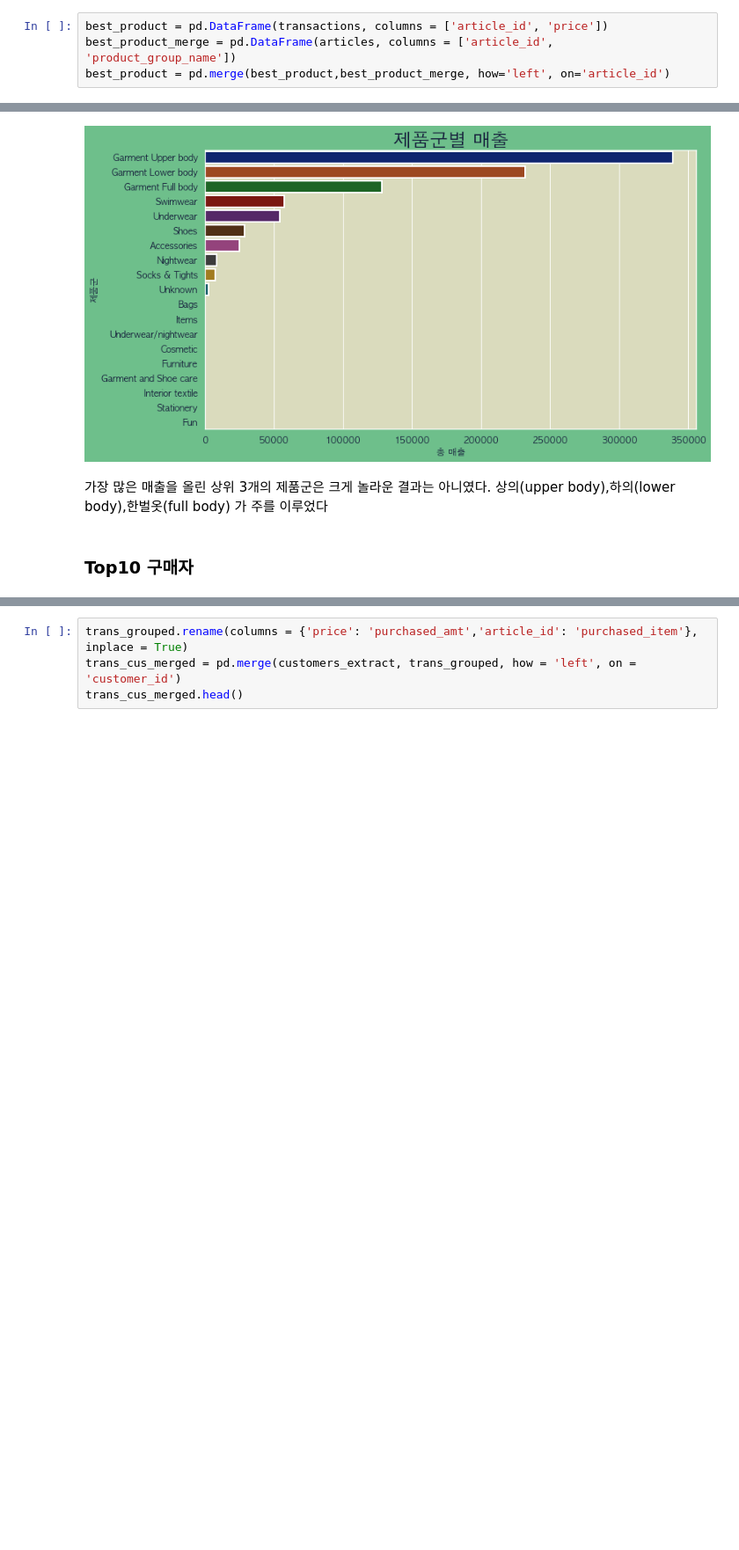
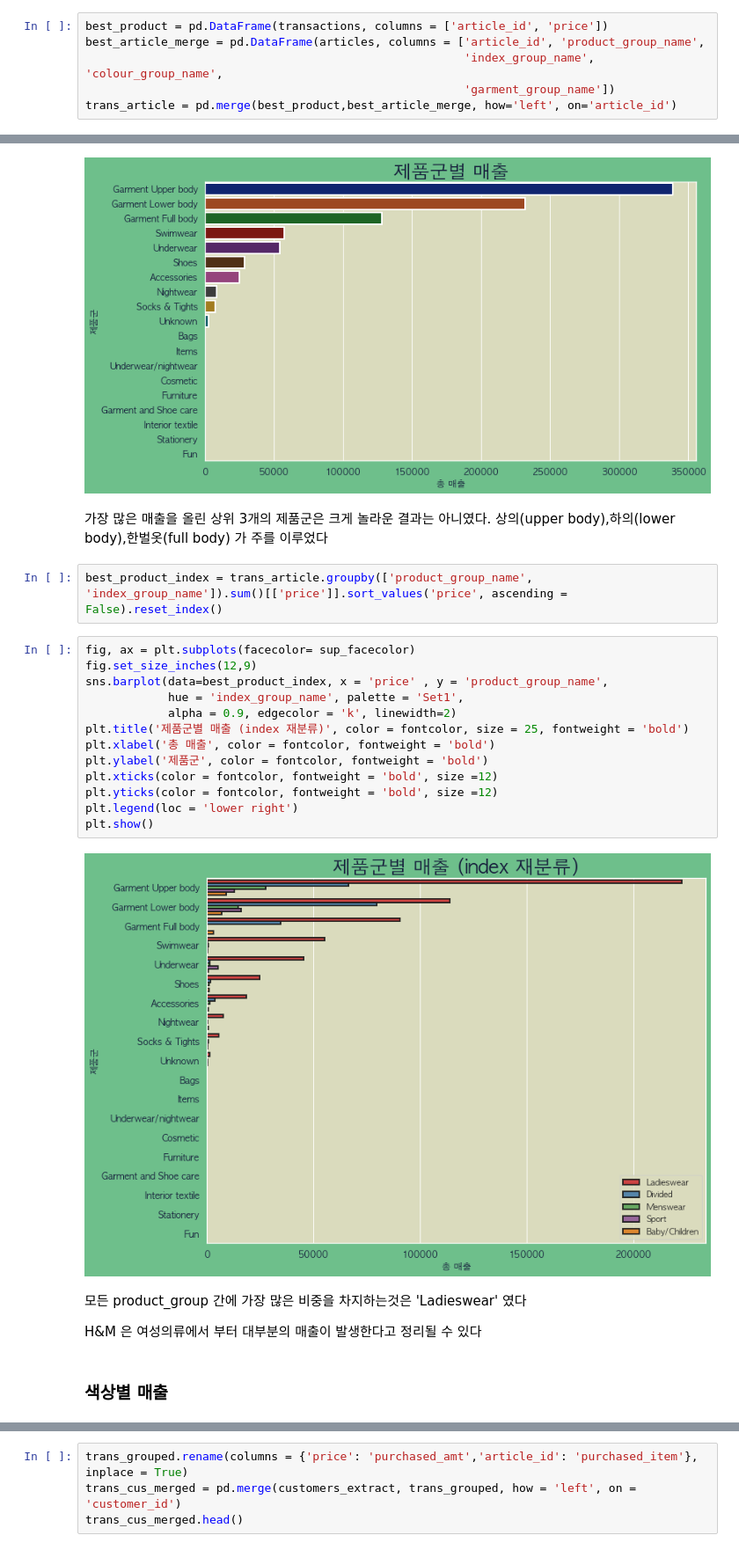
Before and after one commit to ykgoesdumb/Data_Analysis_Projects, a Jupyter notebook: h&m.ipynb, the cells around one changed output, grey strips where cells are left out. Shown at 88% size. Saved outputs shown, nothing was run; the diff lists cells and outputs as text; blank space fills up the shorter version.

```diff
--- a/h&m.ipynb
+++ b/h&m.ipynb
@@ -174,5 +218,7 @@ trans_time.sort_values('price', ascending = False).head()
 # %%
 best_product = pd.DataFrame(transactions, columns = ['article_id', 'price'])
-best_product_merge = pd.DataFrame(articles, columns = ['article_id', 'product_group_name'])
-best_product = pd.merge(best_product,best_product_merge, how='left', on='article_id')
+best_article_merge = pd.DataFrame(articles, columns = ['article_id', 'product_group_name',
+                                                       'index_group_name', 'colour_group_name',
+                                                       'garment_group_name'])
+trans_article = pd.merge(best_product,best_article_merge, how='left', on='article_id')
 # %%
@@ -191,5 +237,26 @@ plt.show()
 [figure]
 # %% [markdown]
 가장 많은 매출을 올린 상위 3개의 제품군은 크게 놀라운 결과는 아니였다. 상의(upper body),하의(lower body),한벌옷(full body) 가 주를 이루었다
-# %% [markdown]
-### Top10 구매자
+# %%
+best_product_index = trans_article.groupby(['product_group_name', 'index_group_name']).sum()[['price']].sort_values('price', ascending = False).reset_index()
+# %%
+fig, ax = plt.subplots(facecolor= sup_facecolor)
+fig.set_size_inches(12,9)
+sns.barplot(data=best_product_index, x = 'price' , y = 'product_group_name',
+            hue = 'index_group_name', palette = 'Set1',
+            alpha = 0.9, edgecolor = 'k', linewidth=2)
+plt.title('제품군별 매출 (index 재분류)', color = fontcolor, size = 25, fontweight = 'bold')
+plt.xlabel('총 매출', color = fontcolor, fontweight = 'bold')
+plt.ylabel('제품군', color = fontcolor, fontweight = 'bold')
+plt.xticks(color = fontcolor, fontweight = 'bold', size =12)
+plt.yticks(color = fontcolor, fontweight = 'bold', size =12)
+plt.legend(loc = 'lower right')
+plt.show()
+# %% [output]
+[figure, added]
+# %% [markdown]
+모든 product_group 간에 가장 많은 비중을 차지하는것은 'Ladieswear' 였다
+
+H&M 은 여성의류에서 부터 대부분의 매출이 발생한다고 정리될 수 있다
+# %% [markdown]
+### 색상별 매출
```
Also changed, not shown: parts of 46 cells of this notebook.
